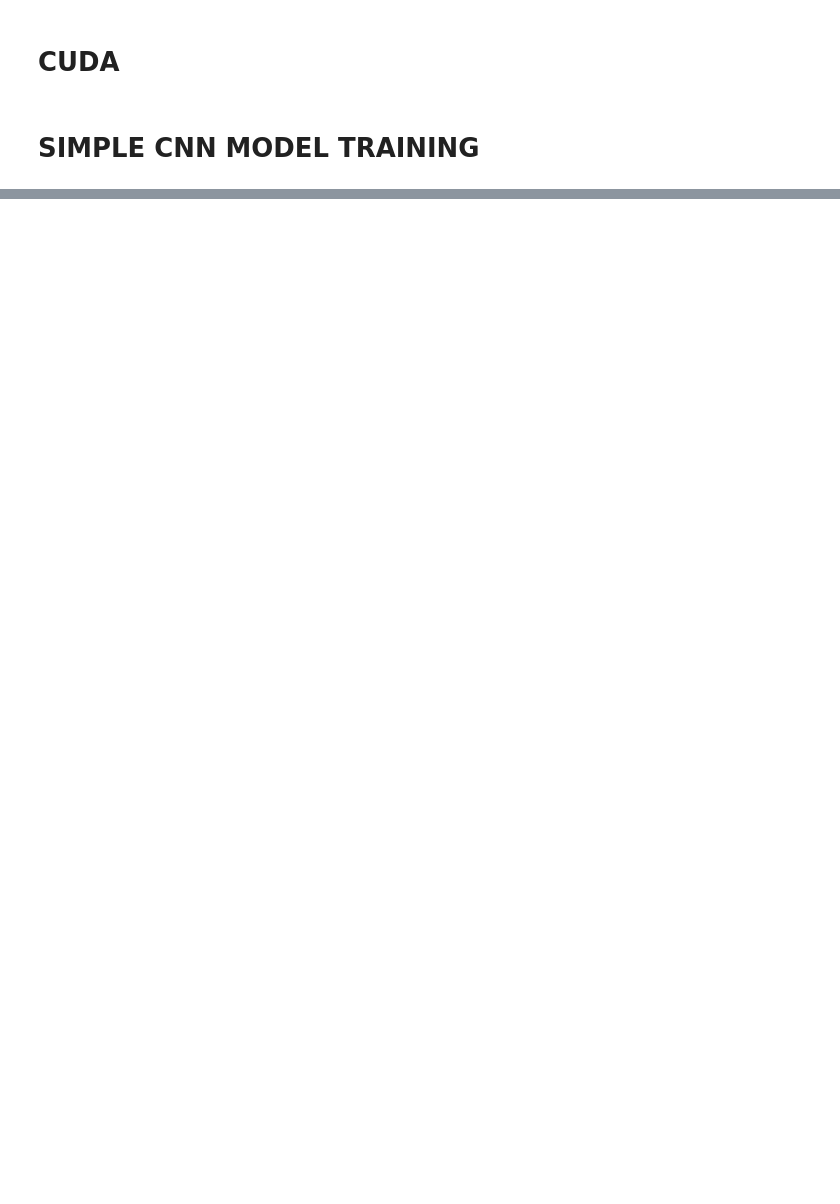
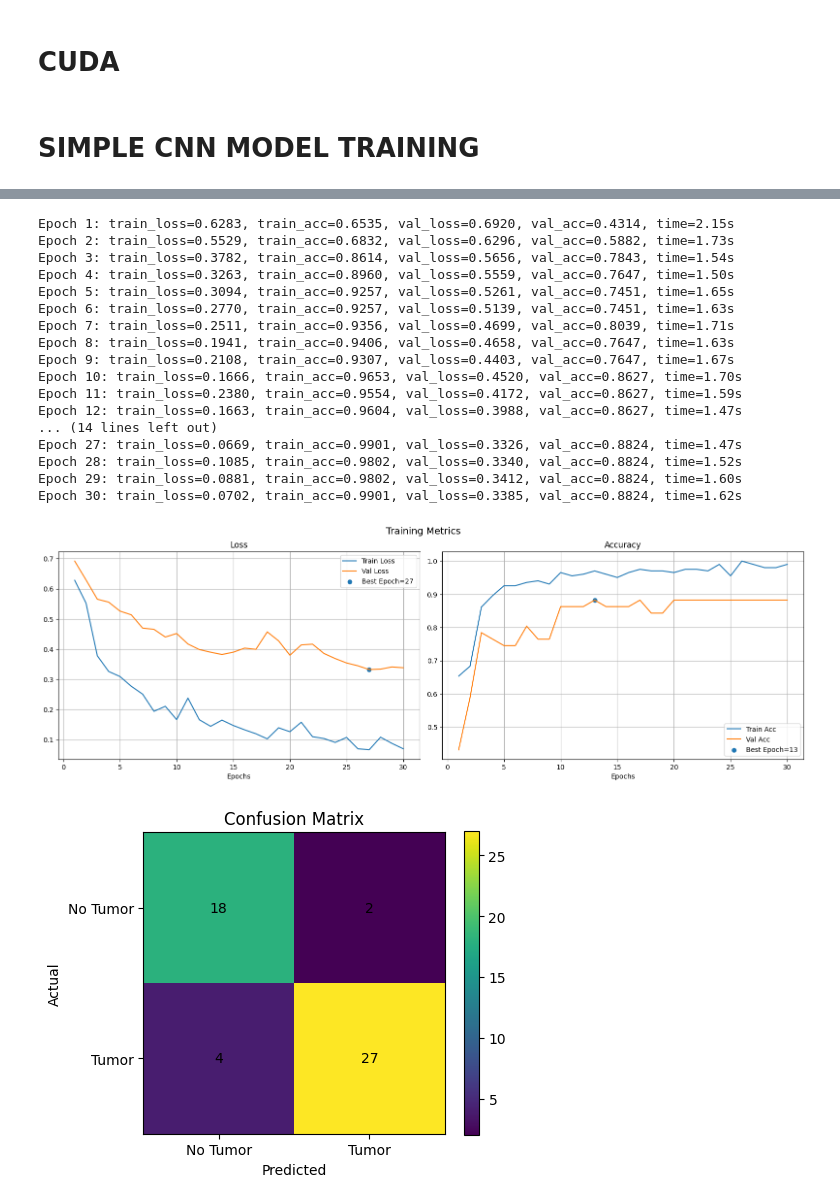
Before and after one commit to kennethmedes28/BRAIN-TUMOR_DETECTION_USING_CNN, a Jupyter notebook: brain-tumor-detection-binary.ipynb, the cells around one changed output, grey strips where cells are left out. Drawn from its saved outputs; the diff is of its cells as text; code cells hidden in the pictures; blank space fills up the shorter version.

Commit message:
Kaggle Notebook | BRAIN TUMOR DETECTION - BINARY | Version 7

```diff
--- a/brain-tumor-detection-binary.ipynb
+++ b/brain-tumor-detection-binary.ipynb
@@ -801,4 +854,0 @@ print(next(model.parameters()).device)
-# %%
-history0 = trainer.fit(epochs=10)
-
-print(len(history0["train_loss"]))
@@ -806,0 +896,41 @@ print(len(history0["train_loss"]))
+# %%
+trained_model1, history1 = train_model_1(
+    model=model1,
+    train_loader=train_loader,
+    val_loader=val_loader,
+    device=device,
+    epochs=epoch
+)
+
+plot_training_metrics(history1)
+
+labels, probs = get_predictions(model1, val_loader, device)
+
+metrics = compute_metrics(
+    labels,
+    probs,
+    threshold=0.5,
+    class_names=("No Tumor", "Tumor")
+)
+
+plot_roc_auc(model1, val_loader, device)
+# %% [output]
+Epoch 1: train_loss=0.6283, train_acc=0.6535, val_loss=0.6920, val_acc=0.4314, time=2.15s
+Epoch 2: train_loss=0.5529, train_acc=0.6832, val_loss=0.6296, val_acc=0.5882, time=1.73s
+Epoch 3: train_loss=0.3782, train_acc=0.8614, val_loss=0.5656, val_acc=0.7843, time=1.54s
+Epoch 4: train_loss=0.3263, train_acc=0.8960, val_loss=0.5559, val_acc=0.7647, time=1.50s
+Epoch 5: train_loss=0.3094, train_acc=0.9257, val_loss=0.5261, val_acc=0.7451, time=1.65s
+Epoch 6: train_loss=0.2770, train_acc=0.9257, val_loss=0.5139, val_acc=0.7451, time=1.63s
+Epoch 7: train_loss=0.2511, train_acc=0.9356, val_loss=0.4699, val_acc=0.8039, time=1.71s
+Epoch 8: train_loss=0.1941, train_acc=0.9406, val_loss=0.4658, val_acc=0.7647, time=1.63s
+Epoch 9: train_loss=0.2108, train_acc=0.9307, val_loss=0.4403, val_acc=0.7647, time=1.67s
+Epoch 10: train_loss=0.1666, train_acc=0.9653, val_loss=0.4520, val_acc=0.8627, time=1.70s
+Epoch 11: train_loss=0.2380, train_acc=0.9554, val_loss=0.4172, val_acc=0.8627, time=1.59s
+Epoch 12: train_loss=0.1663, train_acc=0.9604, val_loss=0.3988, val_acc=0.8627, time=1.47s
+... (14 lines left out)
+Epoch 27: train_loss=0.0669, train_acc=0.9901, val_loss=0.3326, val_acc=0.8824, time=1.47s
+Epoch 28: train_loss=0.1085, train_acc=0.9802, val_loss=0.3340, val_acc=0.8824, time=1.52s
+Epoch 29: train_loss=0.0881, train_acc=0.9802, val_loss=0.3412, val_acc=0.8824, time=1.60s
+Epoch 30: train_loss=0.0702, train_acc=0.9901, val_loss=0.3385, val_acc=0.8824, time=1.62s
+[figure, added]
+[figure, added]
```
Also changed, not shown: parts of 19 cells of this notebook.
